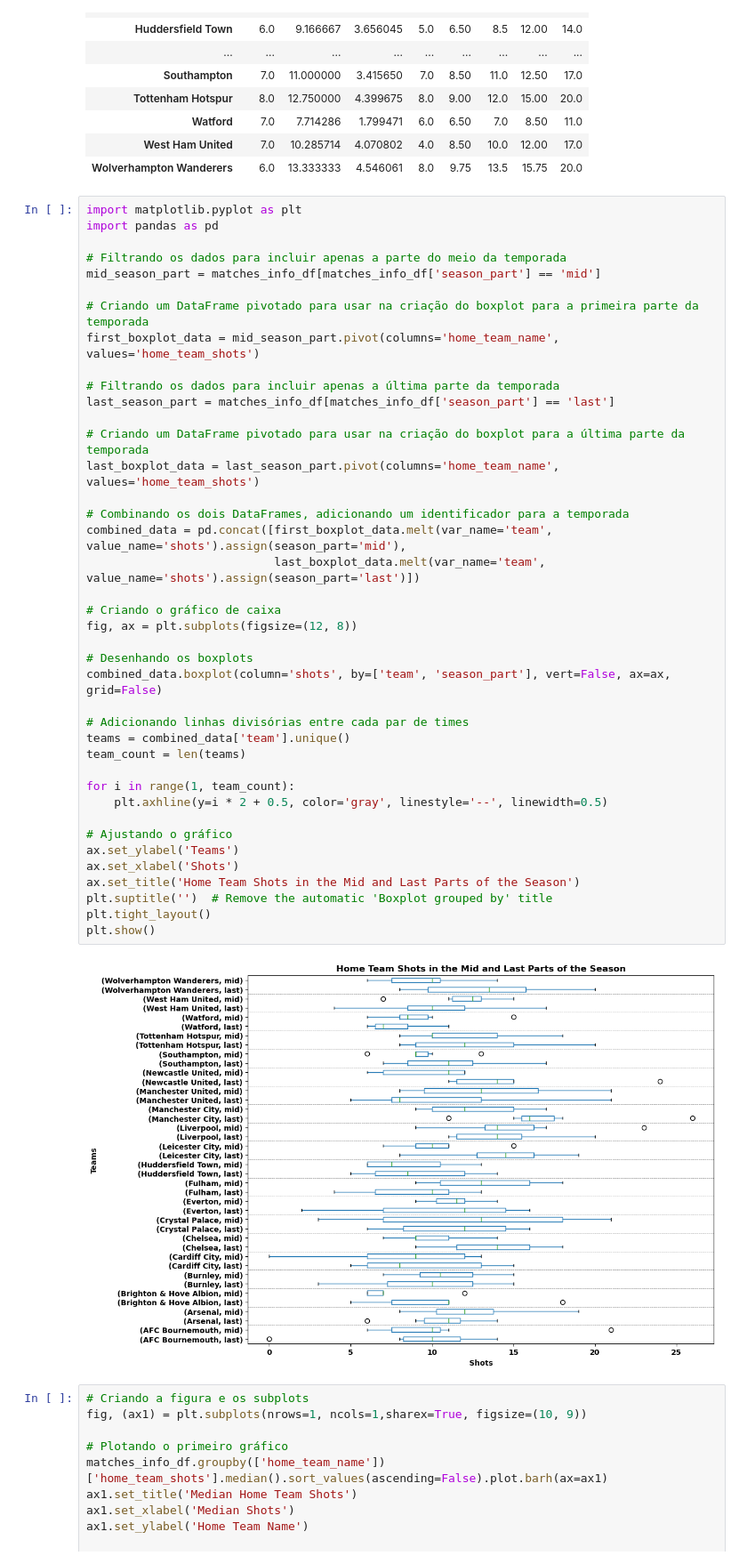
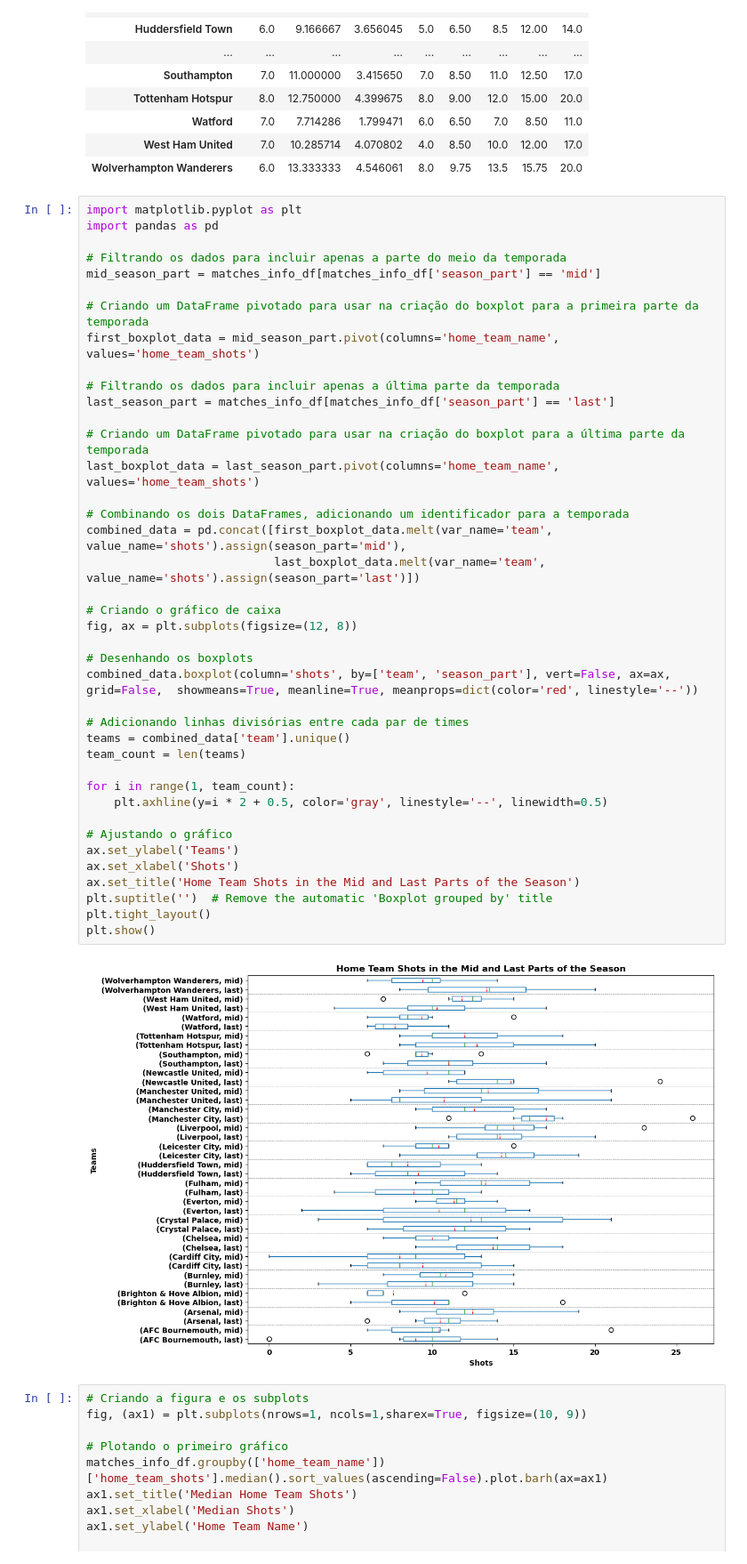
Before and after one commit to gabrielaragao01/Data-Science-Project, a Jupyter notebook: code/descriptive_statistics/vizualization.ipynb, the cells around one changed output. Shown at 89% size. Saved outputs shown, nothing was run; the diff lists cells and outputs as text.

```diff
--- a/code/descriptive_statistics/vizualization.ipynb
+++ b/code/descriptive_statistics/vizualization.ipynb
@@ -412,35 +412,35 @@ first_boxplot_data = mid_season_part.pivot(columns='home_team_name', values='hom
 # Filtrando os dados para incluir apenas a última parte da temporada
 last_season_part = matches_info_df[matches_info_df['season_part'] == 'last']
 
 # Criando um DataFrame pivotado para usar na criação do boxplot para a última parte da temporada
 last_boxplot_data = last_season_part.pivot(columns='home_team_name', values='home_team_shots')
 
 # Combinando os dois DataFrames, adicionando um identificador para a temporada
 combined_data = pd.concat([first_boxplot_data.melt(var_name='team', value_name='shots').assign(season_part='mid'),
                            last_boxplot_data.melt(var_name='team', value_name='shots').assign(season_part='last')])
 
 # Criando o gráfico de caixa
 fig, ax = plt.subplots(figsize=(12, 8))
 
 # Desenhando os boxplots
-combined_data.boxplot(column='shots', by=['team', 'season_part'], vert=False, ax=ax, grid=False)
+combined_data.boxplot(column='shots', by=['team', 'season_part'], vert=False, ax=ax, grid=False,  showmeans=True, meanline=True, meanprops=dict(color='red', linestyle='--'))
 
 # Adicionando linhas divisórias entre cada par de times
 teams = combined_data['team'].unique()
 team_count = len(teams)
 
 for i in range(1, team_count):
     plt.axhline(y=i * 2 + 0.5, color='gray', linestyle='--', linewidth=0.5)
 
 # Ajustando o gráfico
 ax.set_ylabel('Teams')
 ax.set_xlabel('Shots')
 ax.set_title('Home Team Shots in the Mid and Last Parts of the Season')
 plt.suptitle('')  # Remove the automatic 'Boxplot grouped by' title
 plt.tight_layout()
 plt.show()
 # %% [output]
-[figure, old version]
+[figure, new version]
 # %%
 # Criando a figura e os subplots
 fig, (ax1) = plt.subplots(nrows=1, ncols=1,sharex=True, figsize=(10, 9))
```
Also changed, not shown: parts of 2 cells of this notebook.
